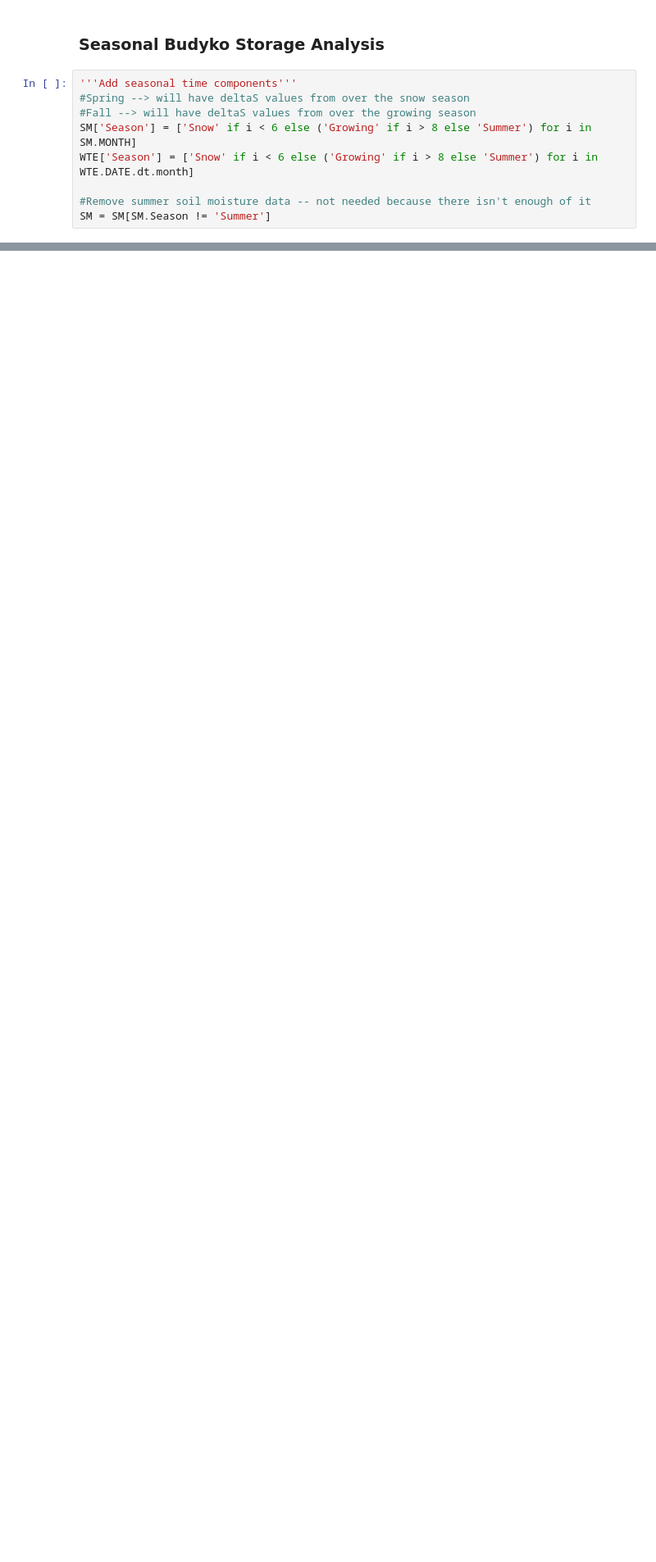
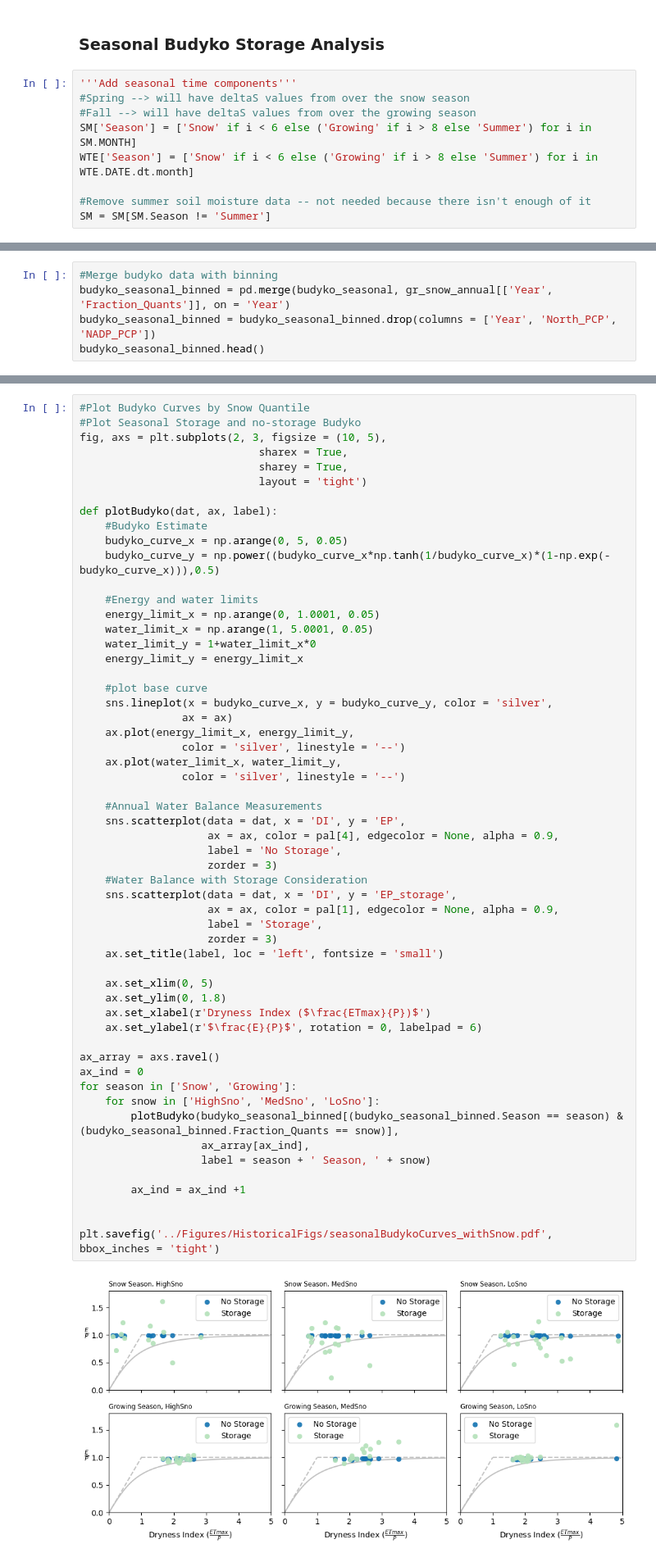
Before and after one commit to mwdjones/mef-snowhydro, a Jupyter notebook: Data and Codes/02_budykostorageanalysis.ipynb, the cells around one changed output, grey strips where cells are left out. Shown at 82% size. Cells and saved outputs as stored; diff of their text form; blank space fills up the shorter version.

```diff
--- a/Data and Codes/02_budykostorageanalysis.ipynb
+++ b/Data and Codes/02_budykostorageanalysis.ipynb
@@ -653,0 +920,5 @@ plt.savefig('../Figures/HistoricalFigs/seasonalBudykoCurves.pdf', bbox_inches =
+# %%
+#Merge budyko data with binning
+budyko_seasonal_binned = pd.merge(budyko_seasonal, gr_snow_annual[['Year', 'Fraction_Quants']], on = 'Year')
+budyko_seasonal_binned = budyko_seasonal_binned.drop(columns = ['Year', 'North_PCP', 'NADP_PCP'])
+budyko_seasonal_binned.head()
@@ -653,0 +932,58 @@ plt.savefig('../Figures/HistoricalFigs/seasonalBudykoCurves.pdf', bbox_inches =
+# %%
+#Plot Budyko Curves by Snow Quantile
+#Plot Seasonal Storage and no-storage Budyko
+fig, axs = plt.subplots(2, 3, figsize = (10, 5),
+                            sharex = True,
+                            sharey = True,
+                            layout = 'tight')
+
+def plotBudyko(dat, ax, label):
+    #Budyko Estimate
+    budyko_curve_x = np.arange(0, 5, 0.05)
+    budyko_curve_y = np.power((budyko_curve_x*np.tanh(1/budyko_curve_x)*(1-np.exp(-budyko_curve_x))),0.5)
+
+    #Energy and water limits
+    energy_limit_x = np.arange(0, 1.0001, 0.05)
+    water_limit_x = np.arange(1, 5.0001, 0.05)
+    water_limit_y = 1+water_limit_x*0
+    energy_limit_y = energy_limit_x
+
+    #plot base curve
+    sns.lineplot(x = budyko_curve_x, y = budyko_curve_y, color = 'silver',
+                ax = ax)
+    ax.plot(energy_limit_x, energy_limit_y,
+                color = 'silver', linestyle = '--')
+    ax.plot(water_limit_x, water_limit_y,
+                color = 'silver', linestyle = '--')
+
+    #Annual Water Balance Measurements
+    sns.scatterplot(data = dat, x = 'DI', y = 'EP',
+                    ax = ax, color = pal[4], edgecolor = None, alpha = 0.9,
+                    label = 'No Storage',
+                    zorder = 3)
+    #Water Balance with Storage Consideration
+    sns.scatterplot(data = dat, x = 'DI', y = 'EP_storage',
+                    ax = ax, color = pal[1], edgecolor = None, alpha = 0.9,
+                    label = 'Storage',
+                    zorder = 3)
+    ax.set_title(label, loc = 'left', fontsize = 'small')
+
+    ax.set_xlim(0, 5)
+    ax.set_ylim(0, 1.8)
+    ax.set_xlabel(r'Dryness Index ($\frac{ETmax}{P})$')
+    ax.set_ylabel(r'$\frac{E}{P}$', rotation = 0, labelpad = 6)
+
+ax_array = axs.ravel()
+ax_ind = 0
+for season in ['Snow', 'Growing']:
+    for snow in ['HighSno', 'MedSno', 'LoSno']:
+        plotBudyko(budyko_seasonal_binned[(budyko_seasonal_binned.Season == season) & (budyko_seasonal_binned.Fraction_Quants == snow)],
+                   ax_array[ax_ind],
+                   label = season + ' Season, ' + snow)
+
+        ax_ind = ax_ind +1
+
+
+plt.savefig('../Figures/HistoricalFigs/seasonalBudykoCurves_withSnow.pdf', bbox_inches = 'tight')
+# %% [output]
+[figure, added]
```
Also changed, not shown: parts of 15 cells of this notebook, 12 other files.
